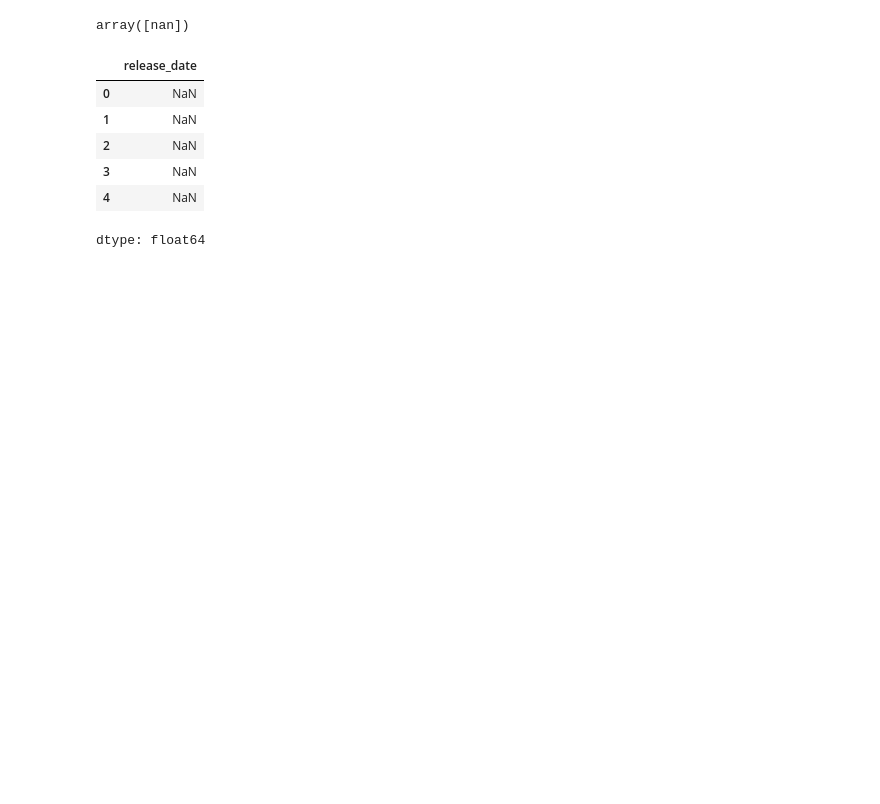
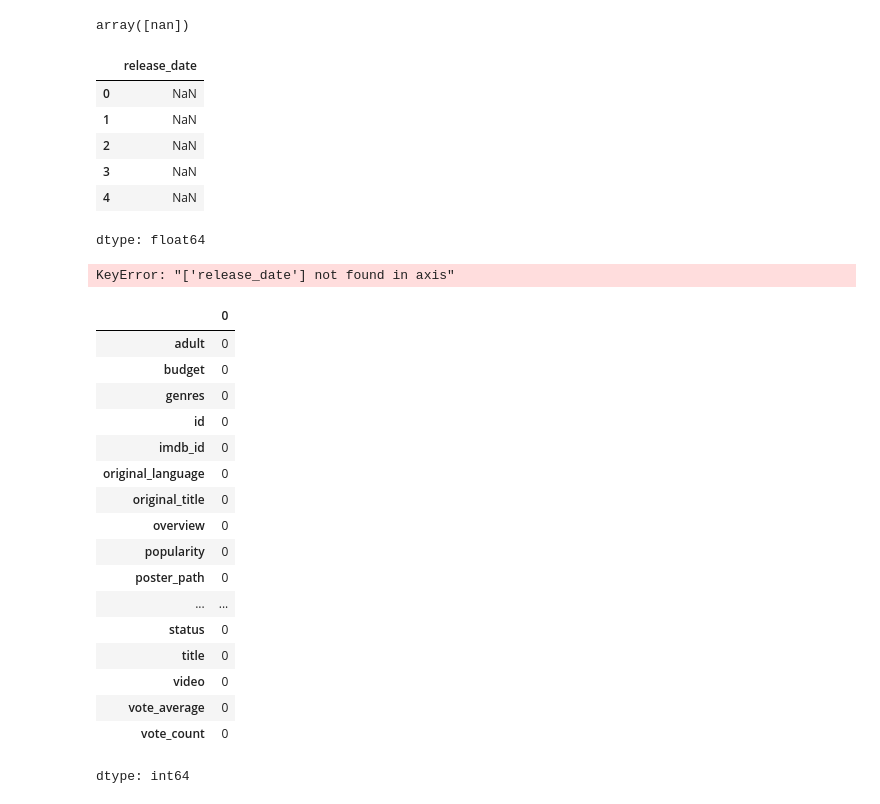
Before and after one commit to yashsati072-create/Movie-Recommendation-System, a Jupyter notebook: Another_copy_of_Movie_Recommendation_System.ipynb, the cells around one changed output. Saved outputs shown, nothing was run; the diff lists cells and outputs as text; code cells hidden in the pictures; blank space fills up the shorter version.

```diff
--- a/Another_copy_of_Movie_Recommendation_System.ipynb
+++ b/Another_copy_of_Movie_Recommendation_System.ipynb
@@ -519,3 +519,7 @@ movie_da['release_date'].head()
 | 3 | NaN |
 | 4 | NaN |
 dtype: float64
+# %%
+movie_da.drop('release_date',axis=1,inplace=True)
+# %% [output]
+KeyError: "['release_date'] not found in axis"
@@ -521,0 +530,21 @@ dtype: float64
+# %%
+movie_da.isnull().sum()
+# %% [output]
+|  | 0 |
+| adult | 0 |
+| budget | 0 |
+| genres | 0 |
+| id | 0 |
+| imdb_id | 0 |
+| original_language | 0 |
+| original_title | 0 |
+| overview | 0 |
+| popularity | 0 |
+| poster_path | 0 |
+| ... | ... |
+| status | 0 |
+| title | 0 |
+| video | 0 |
+| vote_average | 0 |
+| vote_count | 0 |
+dtype: int64
```
Also changed, not shown: parts of 6 cells of this notebook.
